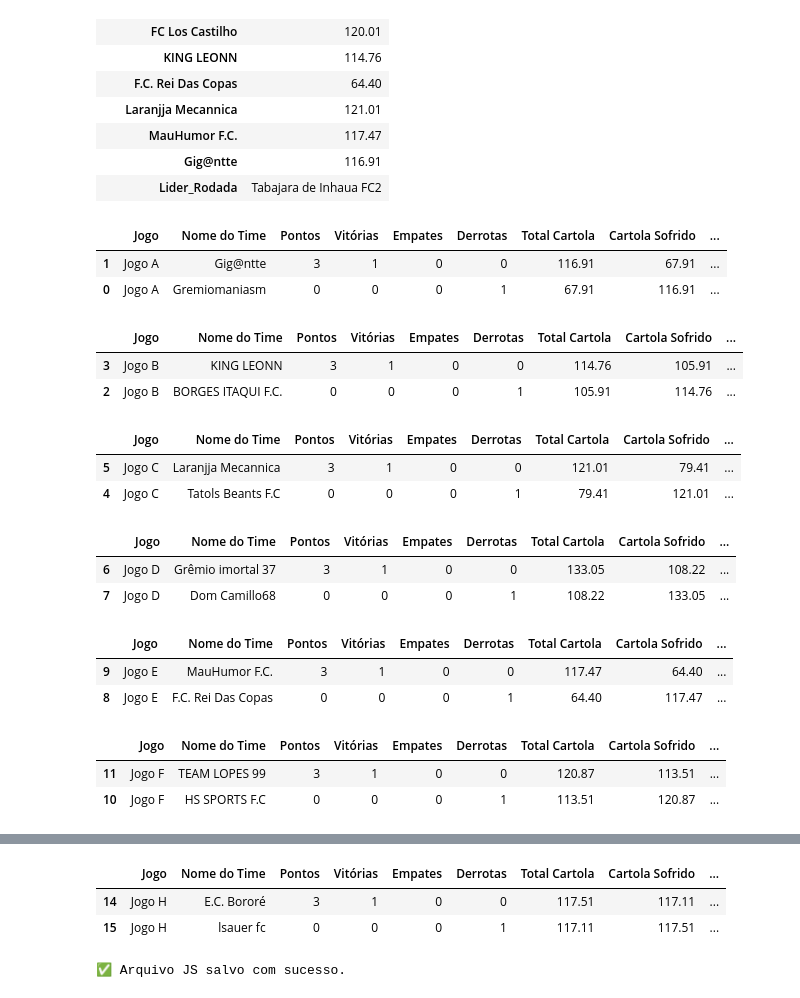
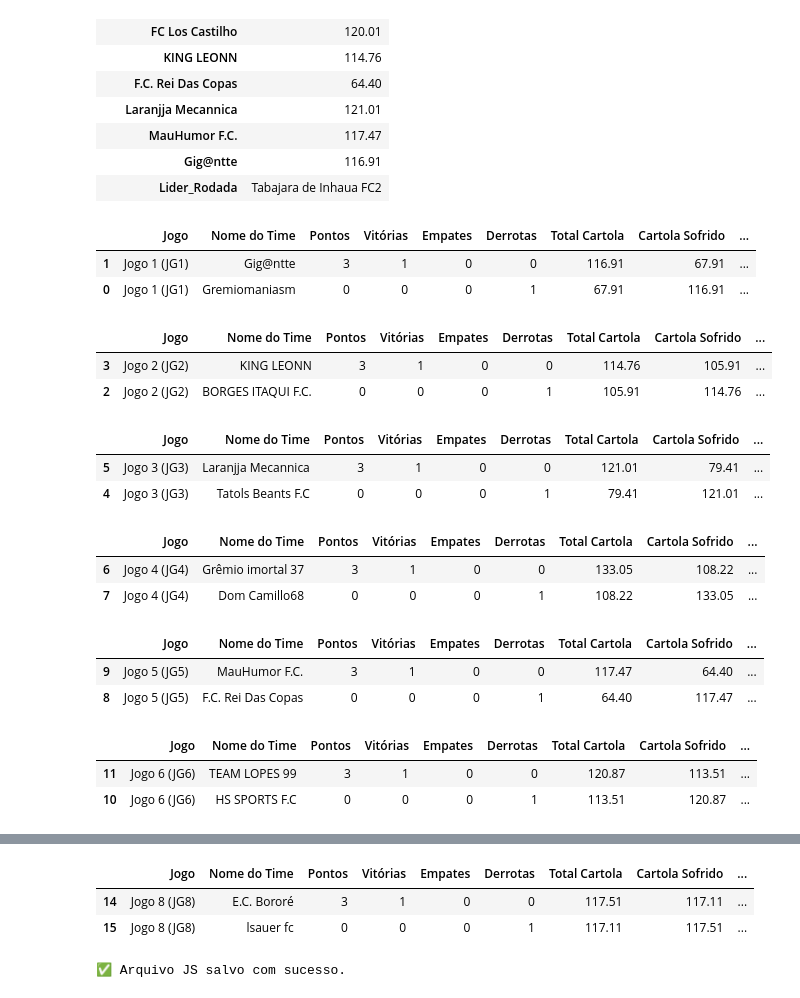
Before and after one commit to FernandoBC23/cartola_fbc, a Jupyter notebook: sulamericana/datasets_sula/busca_dados_sula_oitavas.ipynb, the cells around one changed output, grey strips where cells are left out. Cells and saved outputs as stored; diff of their text form; code cells hidden in the pictures.

```diff
--- a/sulamericana/datasets_sula/busca_dados_sula_oitavas.ipynb
+++ b/sulamericana/datasets_sula/busca_dados_sula_oitavas.ipynb
@@ -283,7 +303,9 @@ def exibir_confrontos(df_rodadas, rodada=None, jogo=None):
 
     return df_filtrado[colunas].sort_values(by=["Jogo", "Rodada"])
 # %%
+jogo = 8
+
 # Exibir todos os confrontos do Grupo A
-display(exibir_confrontos(df_rodadas, jogo="Jogo A").head())
+display(exibir_confrontos(df_rodadas, jogo= f"Jogo {jogo} (JG{jogo})").head())
 # %% [output]
 |  | Rodada | Jogo | Mandante_ID_Time | Mandante_Nome | Visitante_ID_Time | Visitante_Nome |
@@ -560,40 +486,41 @@ display(df_pontuacoes)
 # %%
 # Gerar a classificação da fase 1 sula
 df_resultado, df_resultado_por_jogo = classificacao_por_grupo(df_rodadas, df_pontuacoes)
 
 # Salvar cada grupo em uma aba do Excel
 with pd.ExcelWriter("classificacao_por_jogo_oitavas_sula.xlsx") as writer:
     for jogo, df in df_resultado_por_jogo.items():
         df.to_excel(writer, sheet_name=jogo, index=False)
 
 # Exibir a classificação geral
-df_resultado_jogo_A = df_resultado[df_resultado["Jogo"] == "Jogo A"]
-df_resultado_jogo_B = df_resultado[df_resultado["Jogo"] == "Jogo B"]
-df_resultado_jogo_C = df_resultado[df_resultado["Jogo"] == "Jogo C"]
-df_resultado_jogo_D = df_resultado[df_resultado["Jogo"] == "Jogo D"]
-df_resultado_jogo_E = df_resultado[df_resultado["Jogo"] == "Jogo E"]
-df_resultado_jogo_F = df_resultado[df_resultado["Jogo"] == "Jogo F"]
-df_resultado_jogo_G = df_resultado[df_resultado["Jogo"] == "Jogo G"]
-df_resultado_jogo_H = df_resultado[df_resultado["Jogo"] == "Jogo H"]
+df_resultado_jogo_1 = df_resultado[df_resultado["Jogo"] == "Jogo 1 (JG1)"]
+df_resultado_jogo_2 = df_resultado[df_resultado["Jogo"] == "Jogo 2 (JG2)"]
+df_resultado_jogo_3 = df_resultado[df_resultado["Jogo"] == "Jogo 3 (JG3)"]
+df_resultado_jogo_4 = df_resultado[df_resultado["Jogo"] == "Jogo 4 (JG4)"]
+df_resultado_jogo_5 = df_resultado[df_resultado["Jogo"] == "Jogo 5 (JG5)"]
+df_resultado_jogo_6 = df_resultado[df_resultado["Jogo"] == "Jogo 6 (JG6)"]
+df_resultado_jogo_7 = df_resultado[df_resultado["Jogo"] == "Jogo 7 (JG7)"]
+df_resultado_jogo_8 = df_resultado[df_resultado["Jogo"] == "Jogo 8 (JG8)"]
 
-display(df_resultado_jogo_A, df_resultado_jogo_B, df_resultado_jogo_C, df_resultado_jogo_D, df_resultado_jogo_E, df_resultado_jogo_F, df_resultado_jogo_G, df_resultado_jogo_H)
+display(df_resultado_jogo_1, df_resultado_jogo_2, df_resultado_jogo_3, df_resultado_jogo_4,
+         df_resultado_jogo_5, df_resultado_jogo_6, df_resultado_jogo_7, df_resultado_jogo_8)
 # %% [output]
 |  | Jogo | Nome do Time | Pontos | Vitórias | Empates | Derrotas | Total Cartola | Cartola Sofrido | ... |
-| 1 | Jogo A | Gig@ntte | 3 | 1 | 0 | 0 | 116.91 | 67.91 | ... |
-| 0 | Jogo A | Gremiomaniasm | 0 | 0 | 0 | 1 | 67.91 | 116.91 | ... |
+| 1 | Jogo 1 (JG1) | Gig@ntte | 3 | 1 | 0 | 0 | 116.91 | 67.91 | ... |
+| 0 | Jogo 1 (JG1) | Gremiomaniasm | 0 | 0 | 0 | 1 | 67.91 | 116.91 | ... |
 |  | Jogo | Nome do Time | Pontos | Vitórias | Empates | Derrotas | Total Cartola | Cartola Sofrido | ... |
-| 3 | Jogo B | KING LEONN | 3 | 1 | 0 | 0 | 114.76 | 105.91 | ... |
-| 2 | Jogo B | BORGES ITAQUI F.C. | 0 | 0 | 0 | 1 | 105.91 | 114.76 | ... |
+| 3 | Jogo 2 (JG2) | KING LEONN | 3 | 1 | 0 | 0 | 114.76 | 105.91 | ... |
+| 2 | Jogo 2 (JG2) | BORGES ITAQUI F.C. | 0 | 0 | 0 | 1 | 105.91 | 114.76 | ... |
 |  | Jogo | Nome do Time | Pontos | Vitórias | Empates | Derrotas | Total Cartola | Cartola Sofrido | ... |
-| 5 | Jogo C | Laranjja Mecannica | 3 | 1 | 0 | 0 | 121.01 | 79.41 | ... |
-| 4 | Jogo C | Tatols Beants F.C | 0 | 0 | 0 | 1 | 79.41 | 121.01 | ... |
+| 5 | Jogo 3 (JG3) | Laranjja Mecannica | 3 | 1 | 0 | 0 | 121.01 | 79.41 | ... |
+| 4 | Jogo 3 (JG3) | Tatols Beants F.C | 0 | 0 | 0 | 1 | 79.41 | 121.01 | ... |
 |  | Jogo | Nome do Time | Pontos | Vitórias | Empates | Derrotas | Total Cartola | Cartola Sofrido | ... |
-| 6 | Jogo D | Grêmio imortal 37 | 3 | 1 | 0 | 0 | 133.05 | 108.22 | ... |
-| 7 | Jogo D | Dom Camillo68 | 0 | 0 | 0 | 1 | 108.22 | 133.05 | ... |
+| 6 | Jogo 4 (JG4) | Grêmio imortal 37 | 3 | 1 | 0 | 0 | 133.05 | 108.22 | ... |
+| 7 | Jogo 4 (JG4) | Dom Camillo68 | 0 | 0 | 0 | 1 | 108.22 | 133.05 | ... |
 |  | Jogo | Nome do Time | Pontos | Vitórias | Empates | Derrotas | Total Cartola | Cartola Sofrido | ... |
-| 9 | Jogo E | MauHumor F.C. | 3 | 1 | 0 | 0 | 117.47 | 64.40 | ... |
-| 8 | Jogo E | F.C. Rei Das Copas | 0 | 0 | 0 | 1 | 64.40 | 117.47 | ... |
+| 9 | Jogo 5 (JG5) | MauHumor F.C. | 3 | 1 | 0 | 0 | 117.47 | 64.40 | ... |
+| 8 | Jogo 5 (JG5) | F.C. Rei Das Copas | 0 | 0 | 0 | 1 | 64.40 | 117.47 | ... |
 |  | Jogo | Nome do Time | Pontos | Vitórias | Empates | Derrotas | Total Cartola | Cartola Sofrido | ... |
-| 11 | Jogo F | TEAM LOPES 99 | 3 | 1 | 0 | 0 | 120.87 | 113.51 | ... |
-| 10 | Jogo F | HS SPORTS F.C | 0 | 0 | 0 | 1 | 113.51 | 120.87 | ... |
+| 11 | Jogo 6 (JG6) | TEAM LOPES 99 | 3 | 1 | 0 | 0 | 120.87 | 113.51 | ... |
+| 10 | Jogo 6 (JG6) | HS SPORTS F.C | 0 | 0 | 0 | 1 | 113.51 | 120.87 | ... |
 |  | Jogo | Nome do Time | Pontos | Vitórias | Empates | Derrotas | Total Cartola | Cartola Sofrido | ... |
@@ -602,4 +529,4 @@ display(df_resultado_jogo_A, df_resultado_jogo_B, df_resultado_jogo_C, df_result
 |  | Jogo | Nome do Time | Pontos | Vitórias | Empates | Derrotas | Total Cartola | Cartola Sofrido | ... |
-| 14 | Jogo H | E.C. Bororé | 3 | 1 | 0 | 0 | 117.51 | 117.11 | ... |
-| 15 | Jogo H | lsauer fc | 0 | 0 | 0 | 1 | 117.11 | 117.51 | ... |
+| 14 | Jogo 8 (JG8) | E.C. Bororé | 3 | 1 | 0 | 0 | 117.51 | 117.11 | ... |
+| 15 | Jogo 8 (JG8) | lsauer fc | 0 | 0 | 0 | 1 | 117.11 | 117.51 | ... |
 # %%
```
Also changed, not shown: parts of 12 cells of this notebook, 14 other files.
